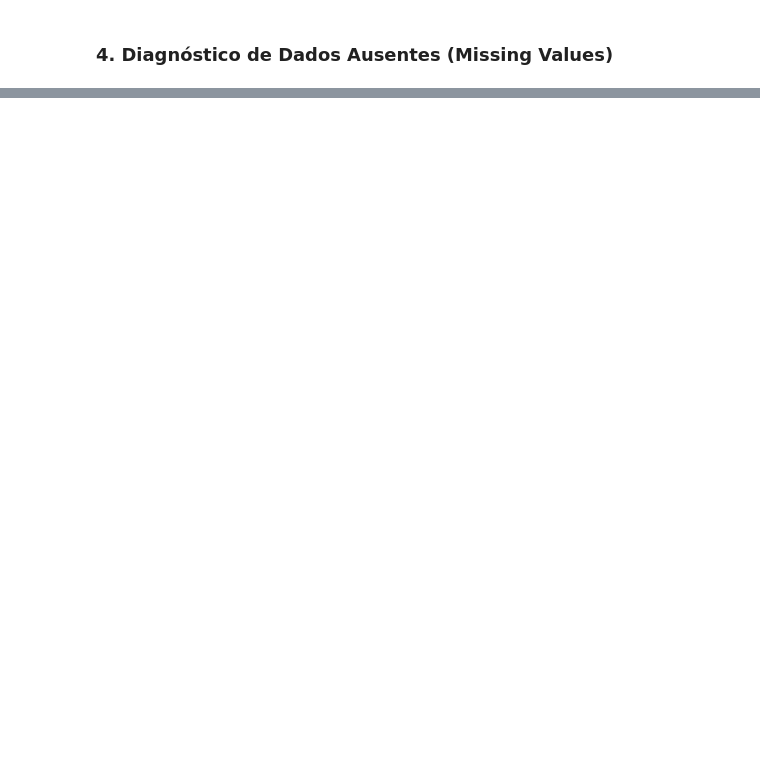
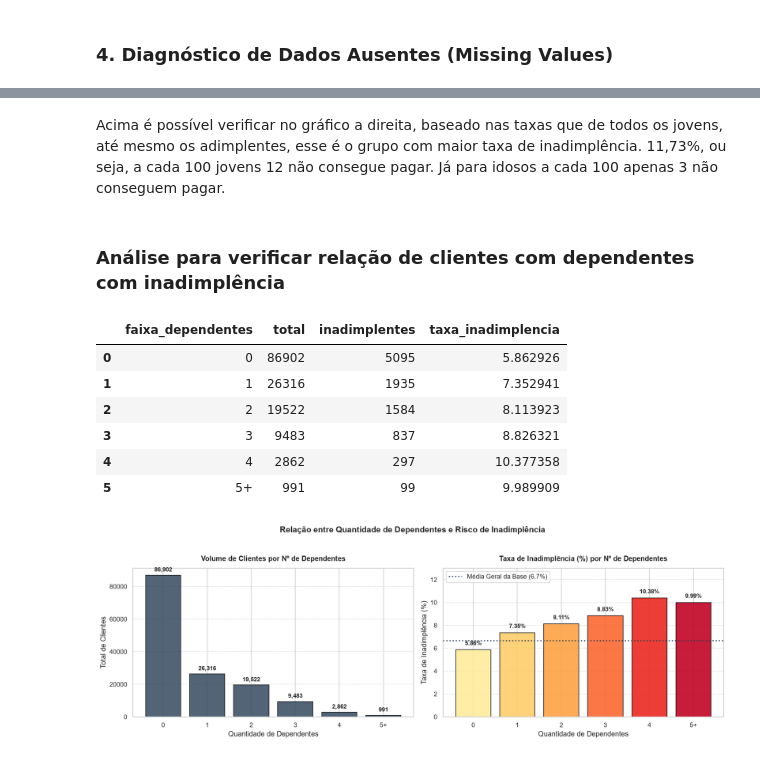
Before and after one commit to ricalgarve/analise-dados, a Jupyter notebook: credito_bureau_eua/analise_credito_bureau.ipynb, the cells around one changed output, grey strips where cells are left out. Drawn from its saved outputs; the diff is of its cells as text; code cells hidden in the pictures; blank space fills up the shorter version.

```diff
--- a/credito_bureau_eua/analise_credito_bureau.ipynb
+++ b/credito_bureau_eua/analise_credito_bureau.ipynb
@@ -96,0 +284,69 @@ plt.show()
+# %% [markdown]
+Acima é possível verificar no gráfico a direita, baseado nas taxas que de todos os jovens, até mesmo os adimplentes, esse é o grupo com maior taxa de inadimplência.  11,73%, ou seja, a cada 100 jovens  12 não consegue pagar. Já para idosos a cada 100 apenas 3 não conseguem pagar.
+# %% [markdown]
+### Análise para verificar relação de clientes com dependentes com inadimplência
+# %%
+
+# Configuração do estilo visual
+sns.set_theme(style='whitegrid')
+
+# 1. Agrupamento por dependentes (agrupando 5 ou mais para evitar cauda longa)
+df_dep = df.dropna(subset=['qtd_dependentes']).copy()
+df_dep['faixa_dependentes'] = df_dep['qtd_dependentes'].apply(lambda x: '5+' if x >= 5 else str(int(x)))
+
+# 2. Tabela resumo com contagem, inadimplentes e taxa (%)
+resumo_dep = df_dep.groupby('faixa_dependentes').agg(
+    total=('inadimplente_2anos', 'count'),
+    inadimplentes=('inadimplente_2anos', 'sum'),
+    taxa_inadimplencia=('inadimplente_2anos', lambda x: x.mean() * 100)
+).loc[['0', '1', '2', '3', '4', '5+']].reset_index()
+
+# Exibe a tabela no notebook
+display(resumo_dep)
+
+# 3. Construção dos gráficos comparativos
+fig, axes = plt.subplots(1, 2, figsize=(15, 5))
+media_geral = df['inadimplente_2anos'].mean() * 100
+
+# Gráfico 1: Volume de clientes por quantidade de dependentes
+bars1 = axes[0].bar(resumo_dep['faixa_dependentes'], resumo_dep['total'], color='#34495e', edgecolor='black', alpha=0.85)
+axes[0].set_title('Volume de Clientes por Nº de Dependentes', fontsize=12, fontweight='bold', pad=12)
+axes[0].set_xlabel('Quantidade de Dependentes')
+axes[0].set_ylabel('Total de Clientes')
+axes[0].grid(axis='y', linestyle='--', alpha=0.6)
+
+for bar in bars1:
+    h = bar.get_height()
+    axes[0].annotate(f'{h:,}', (bar.get_x() + bar.get_width() / 2., h + 1500),
+                     ha='center', va='bottom', fontsize=10, fontweight='bold')
+
+# Gráfico 2: Taxa real de inadimplência (%) por quantidade de dependentes
+cores = sns.color_palette('YlOrRd', len(resumo_dep))
+bars2 = axes[1].bar(resumo_dep['faixa_dependentes'], resumo_dep['taxa_inadimplencia'], color=cores, edgecolor='black', alpha=0.9)
+axes[1].set_title('Taxa de Inadimplência (%) por Nº de Dependentes', fontsize=12, fontweight='bold', pad=12)
+axes[1].set_xlabel('Quantidade de Dependentes')
+axes[1].set_ylabel('Taxa de Inadimplência (%)')
+axes[1].set_ylim(0, 13)
+axes[1].grid(axis='y', linestyle='--', alpha=0.6)
+
+# Linha de referência da média geral
+axes[1].axhline(media_geral, color='#2c3e50', linestyle=':', linewidth=2, label=f'Média Geral da Base ({media_geral:.1f}%)')
+axes[1].legend(loc='upper left', frameon=True)
+
+for bar in bars2:
+    h = bar.get_height()
+    axes[1].annotate(f'{h:.2f}%', (bar.get_x() + bar.get_width() / 2., h + 0.3),
+                     ha='center', va='bottom', fontsize=10, fontweight='bold')
+
+plt.suptitle('Relação entre Quantidade de Dependentes e Risco de Inadimplência', fontsize=14, fontweight='bold', y=1.03)
+plt.tight_layout()
+plt.show()
+# %% [output]
+|  | faixa_dependentes | total | inadimplentes | taxa_inadimplencia |
+| 0 | 0 | 86902 | 5095 | 5.862926 |
+| 1 | 1 | 26316 | 1935 | 7.352941 |
+| 2 | 2 | 19522 | 1584 | 8.113923 |
+| 3 | 3 | 9483 | 837 | 8.826321 |
+| 4 | 4 | 2862 | 297 | 10.377358 |
+| 5 | 5+ | 991 | 99 | 9.989909 |
+[figure, added]
```
Also changed, not shown: parts of 29 cells of this notebook, 3 other files.
